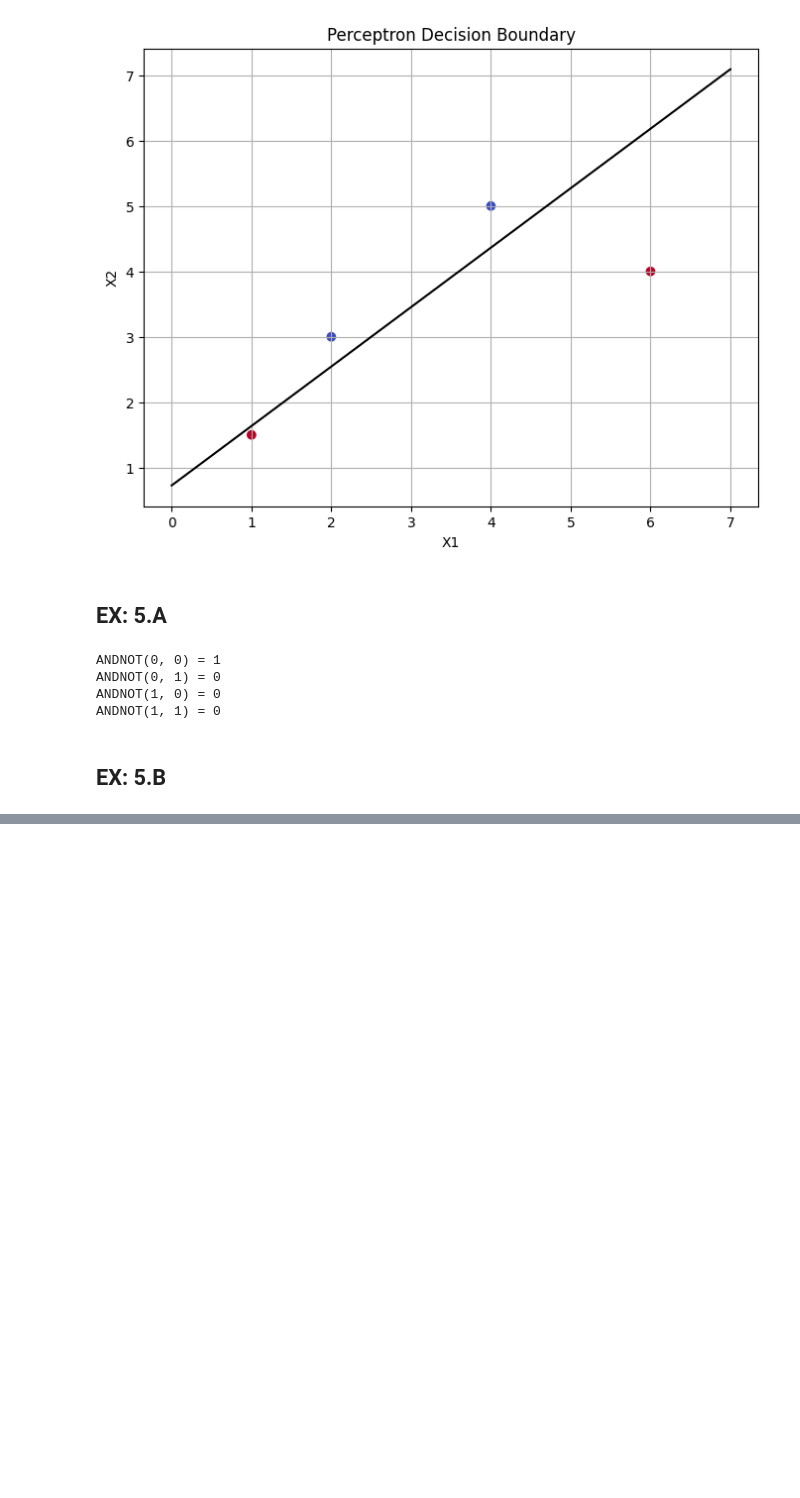
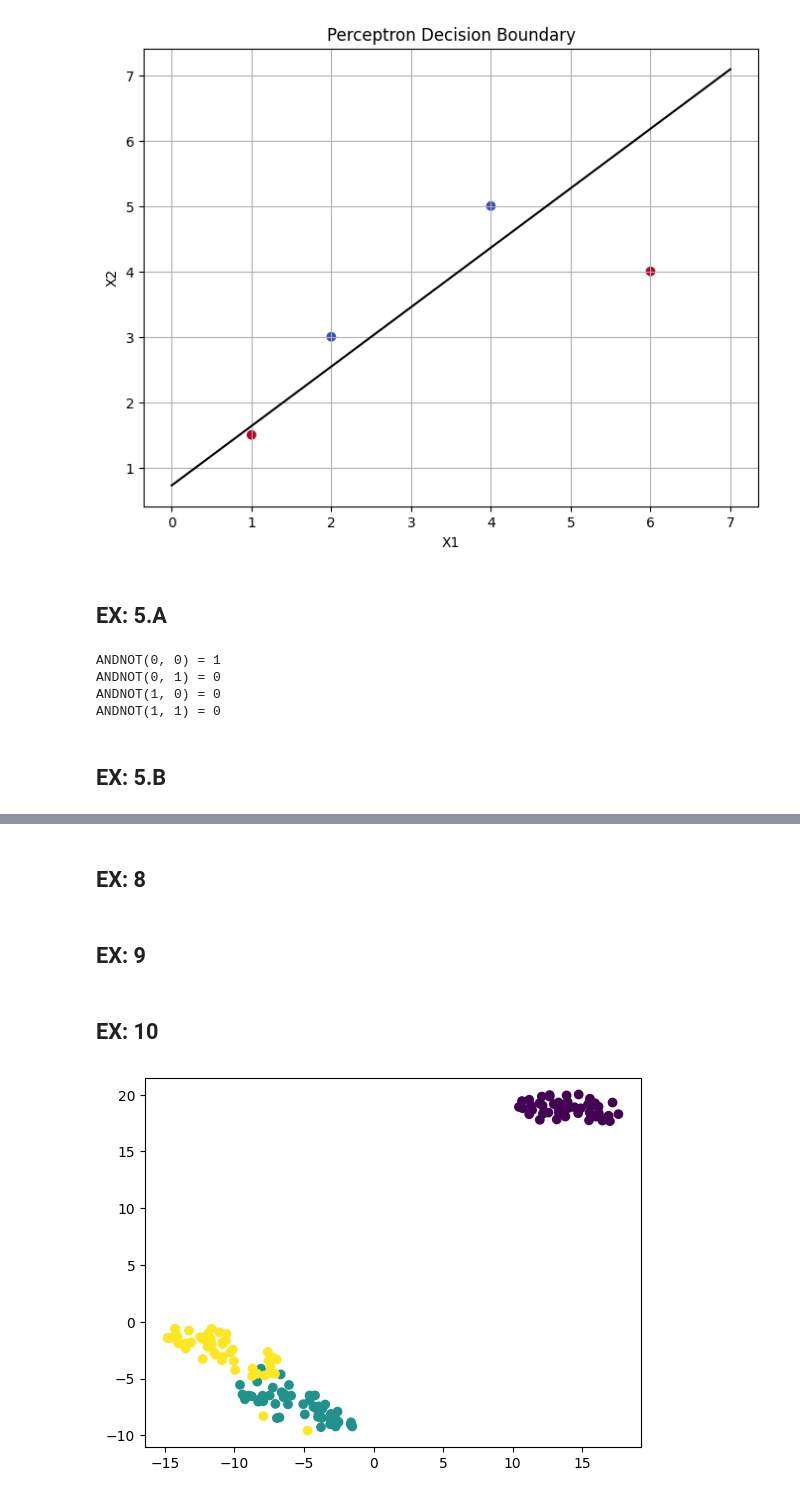
Before and after one commit to ramprasathmk/Soft-Computing-Lab-2024, a Jupyter notebook: SoftComputingLab_(VI_SEM).ipynb, the cells around one changed output, grey strips where cells are left out. Drawn from its saved outputs; the diff is of its cells as text; code cells hidden in the pictures; blank space fills up the shorter version.

```diff
--- a/SoftComputingLab_(VI_SEM).ipynb
+++ b/SoftComputingLab_(VI_SEM).ipynb
@@ -544,0 +743,28 @@ ANDNOT(1, 1) = 0
+# %% [markdown]
+## EX: 8
+# %% [markdown]
+## EX: 9
+# %% [markdown]
+## EX: 10
+# %%
+from sklearn import datasets
+from sklearn.manifold import TSNE
+import matplotlib.pyplot as plt
+
+# Loading dataset
+iris_df = datasets.load_iris()
+
+# Defining Model
+model = TSNE(learning_rate=100)
+
+# Fitting Model
+transformed = model.fit_transform(iris_df.data)
+
+# Plotting 2d t-Sne
+x_axis = transformed[:, 0]
+y_axis = transformed[:, 1]
+
+plt.scatter(x_axis, y_axis, c=iris_df.target)
+plt.show()
+# %% [output]
+[figure, added]
```
Also changed, not shown: parts of 8 cells of this notebook.
